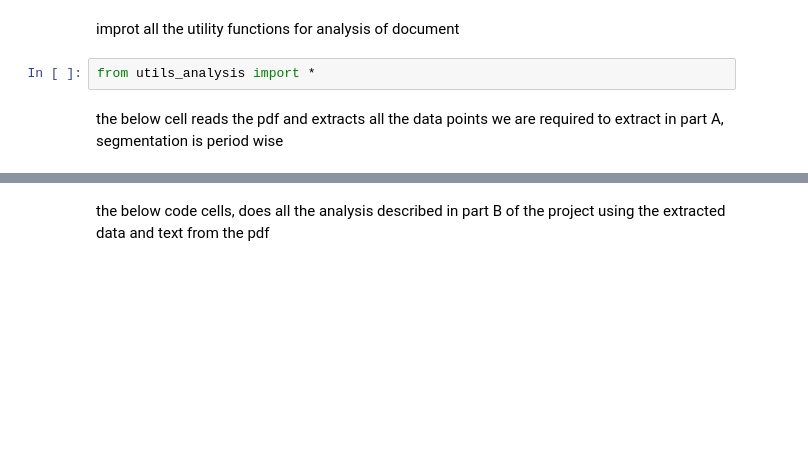
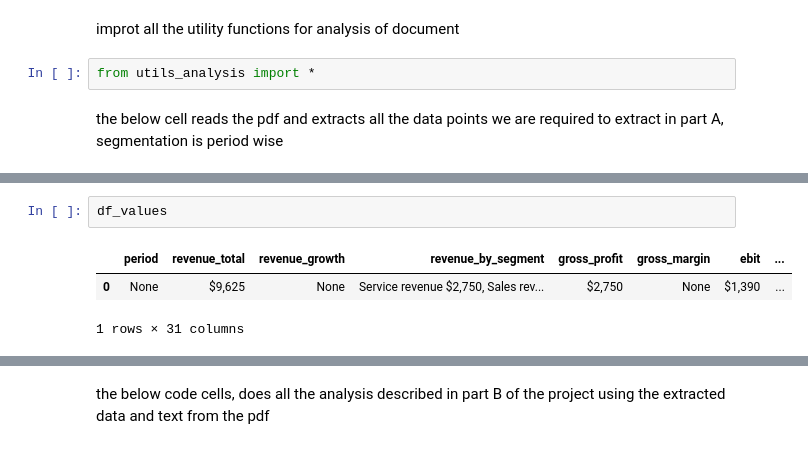
Before and after one commit to aryanarora101106/Financial-agent, a Jupyter notebook: flow.ipynb, the cells around one changed output, grey strips where cells are left out. Saved outputs shown, nothing was run; the diff lists cells and outputs as text; blank space fills up the shorter version.

```diff
--- a/flow.ipynb
+++ b/flow.ipynb
@@ -34,0 +54,6 @@ SyntaxError: (unicode error) 'unicodeescape' codec can't decode bytes in positio
+# %%
+df_values
+# %% [output]
+|  | period | revenue_total | revenue_growth | revenue_by_segment | gross_profit | gross_margin | ebit | ... |
+| 0 | None | $9,625 | None | Service revenue $2,750, Sales rev... | $2,750 | None | $1,390 | ... |
+1 rows × 31 columns
```
Also changed, not shown: parts of 3 cells of this notebook, 1 other file.
